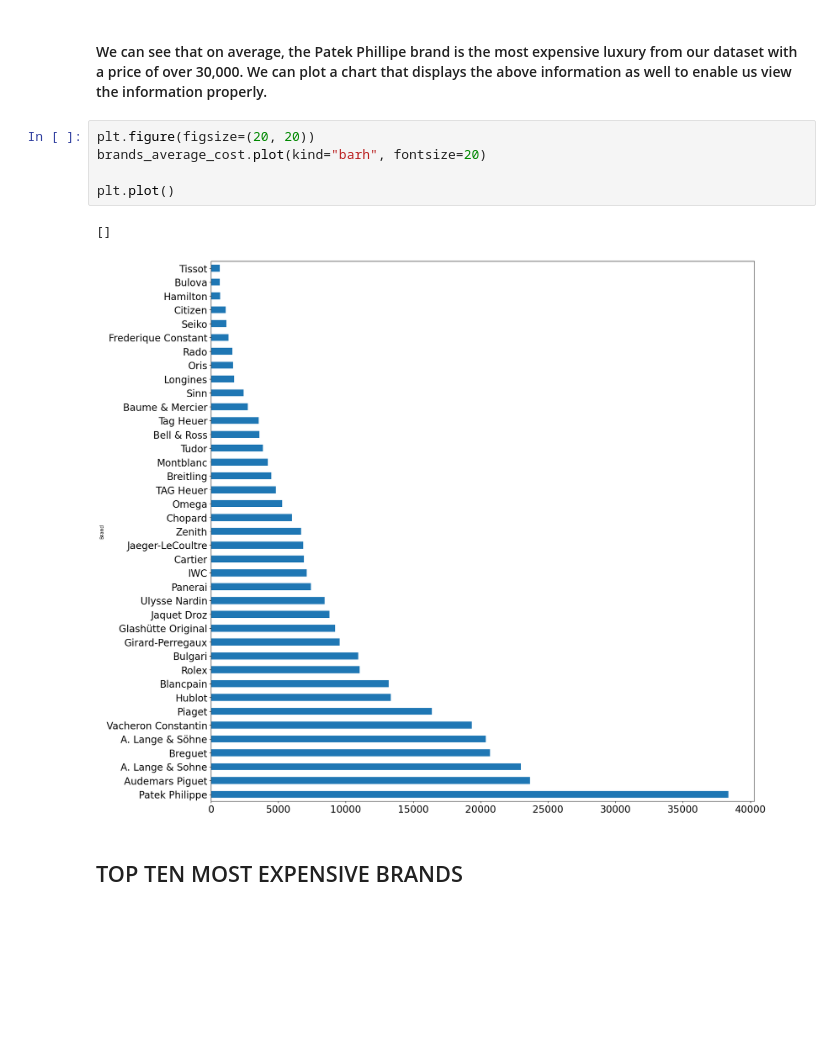
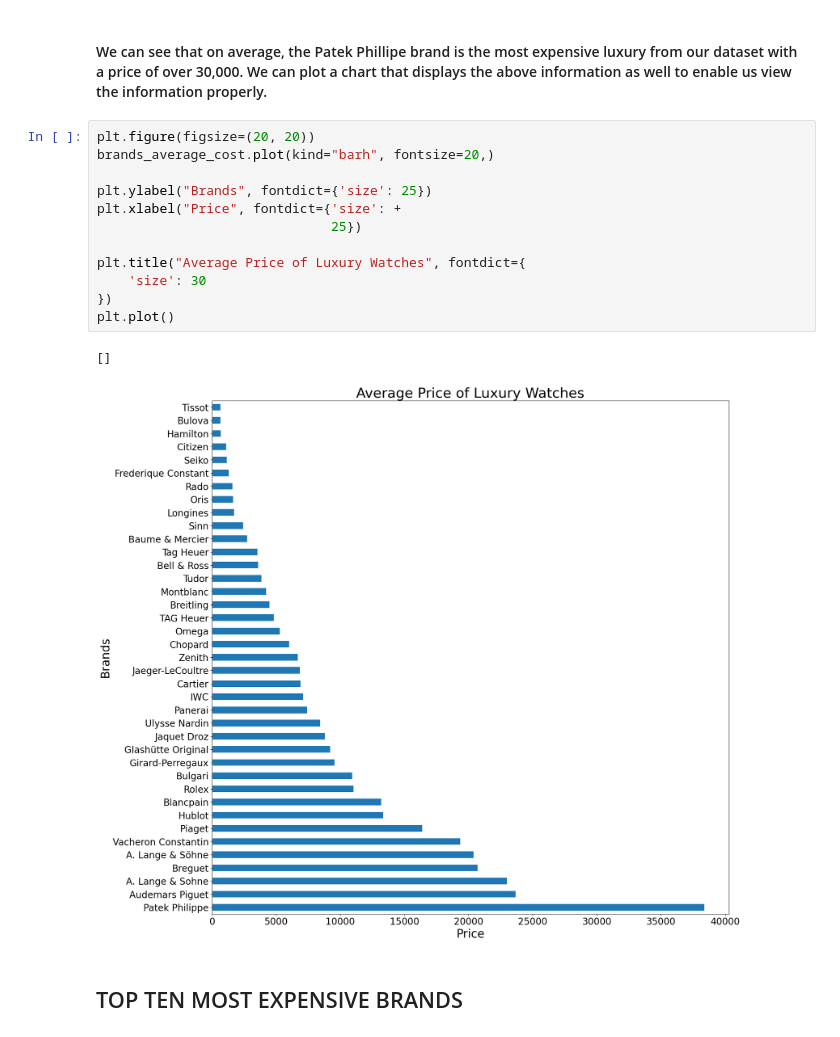
Before and after one commit to chikeibezim/analyzing-luxury-watches, a Jupyter notebook: analyzing-luxury-watches.ipynb, the cells around one changed output. Drawn from its saved outputs; the diff is of its cells as text; blank space fills up the shorter version.

```diff
--- a/analyzing-luxury-watches.ipynb
+++ b/analyzing-luxury-watches.ipynb
@@ -191,12 +191,19 @@ Name: Price_Conv (USD), dtype: float64
 #### We can see that on average, the Patek Phillipe brand is the most expensive luxury from our dataset with a price of over 30,000. We can plot a chart that displays the above information as well to enable us view the information properly.
 # %%
 plt.figure(figsize=(20, 20))
-brands_average_cost.plot(kind="barh", fontsize=20)
+brands_average_cost.plot(kind="barh", fontsize=20,)
 
+plt.ylabel("Brands", fontdict={'size': 25})
+plt.xlabel("Price", fontdict={'size': +
+                              25})
+
+plt.title("Average Price of Luxury Watches", fontdict={
+    'size': 30
+})
 plt.plot()
 # %% [output]
 []
-[figure, old version]
+[figure, new version]
 # %% [markdown]
 ## TOP TEN MOST EXPENSIVE BRANDS
 # %%
```
Also changed, not shown: parts of 7 cells of this notebook.
